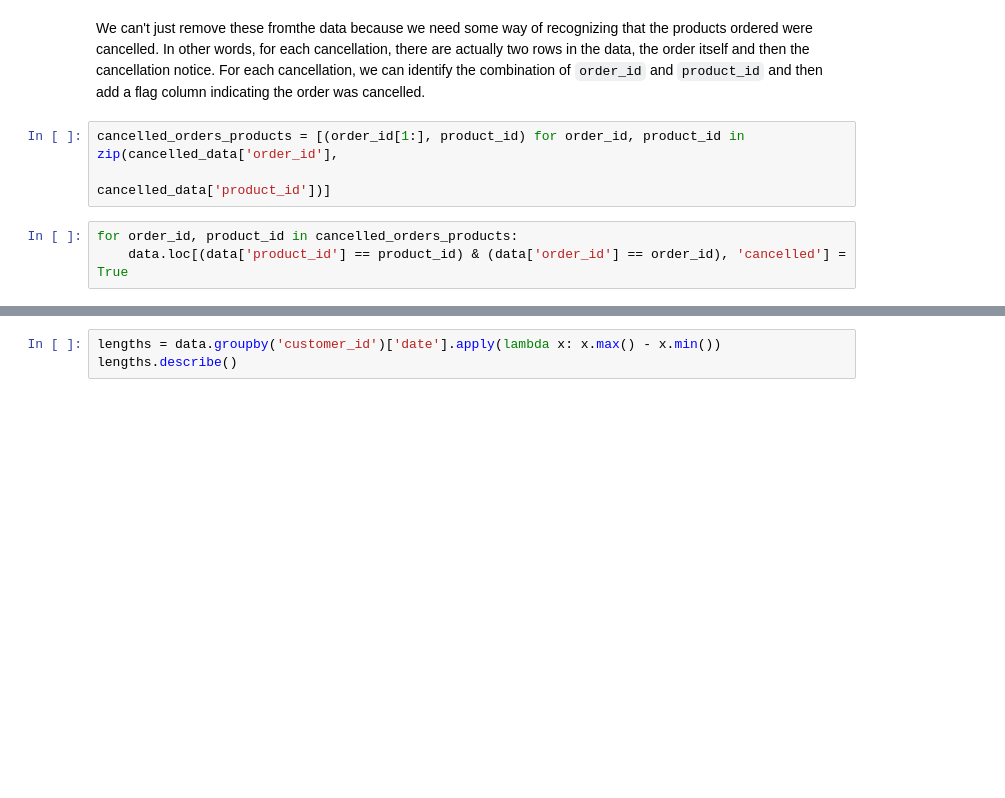
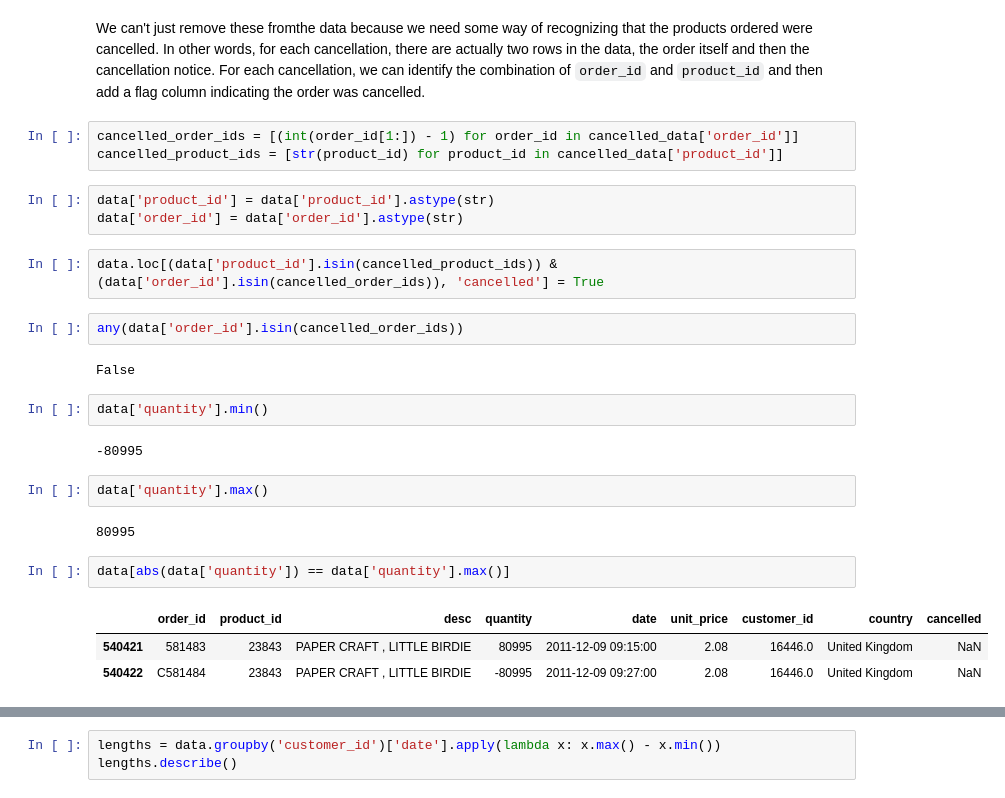
Before and after one commit to alteryx/Automated-Manual-Comparison, a Jupyter notebook: retail/notebooks/Manual.ipynb, the cells around one changed output, grey strips where cells are left out. Saved outputs shown, nothing was run; the diff lists cells and outputs as text; blank space fills up the shorter version.

```diff
--- a/retail/notebooks/Manual.ipynb
+++ b/retail/notebooks/Manual.ipynb
@@ -36,8 +36,28 @@ cancelled_data.head()
 # %% [markdown]
 We can't just remove these fromthe data because we need some way of recognizing that the products ordered were cancelled. In other words, for each cancellation, there are actually two rows in the data, the order itself and then the cancellation notice. For each cancellation, we can identify the combination of `order_id` and `product_id` and then add a flag column indicating the order was cancelled.
 # %%
-cancelled_orders_products = [(order_id[1:], product_id) for order_id, product_id in zip(cancelled_data['order_id'],
-                                                                                        cancelled_data['product_id'])]
+cancelled_order_ids = [(int(order_id[1:]) - 1) for order_id in cancelled_data['order_id']]
+cancelled_product_ids = [str(product_id) for product_id in cancelled_data['product_id']]
+# %%
+data['product_id'] = data['product_id'].astype(str)
+data['order_id'] = data['order_id'].astype(str)
 # %%
-for order_id, product_id in cancelled_orders_products:
-    data.loc[(data['product_id'] == product_id) & (data['order_id'] == order_id), 'cancelled'] = True
+data.loc[(data['product_id'].isin(cancelled_product_ids)) & (data['order_id'].isin(cancelled_order_ids)), 'cancelled'] = True
+# %%
+any(data['order_id'].isin(cancelled_order_ids))
+# %% [output]
+False
+# %%
+data['quantity'].min()
+# %% [output]
+-80995
+# %%
+data['quantity'].max()
+# %% [output]
+80995
+# %%
+data[abs(data['quantity']) == data['quantity'].max()]
+# %% [output]
+|  | order_id | product_id | desc | quantity | date | unit_price | customer_id | country | cancelled |
+| 540421 | 581483 | 23843 | PAPER CRAFT , LITTLE BIRDIE | 80995 | 2011-12-09 09:15:00 | 2.08 | 16446.0 | United Kingdom | NaN |
+| 540422 | C581484 | 23843 | PAPER CRAFT , LITTLE BIRDIE | -80995 | 2011-12-09 09:27:00 | 2.08 | 16446.0 | United Kingdom | NaN |
```
Also changed, not shown: parts of 7 cells of this notebook, 3 other files.
